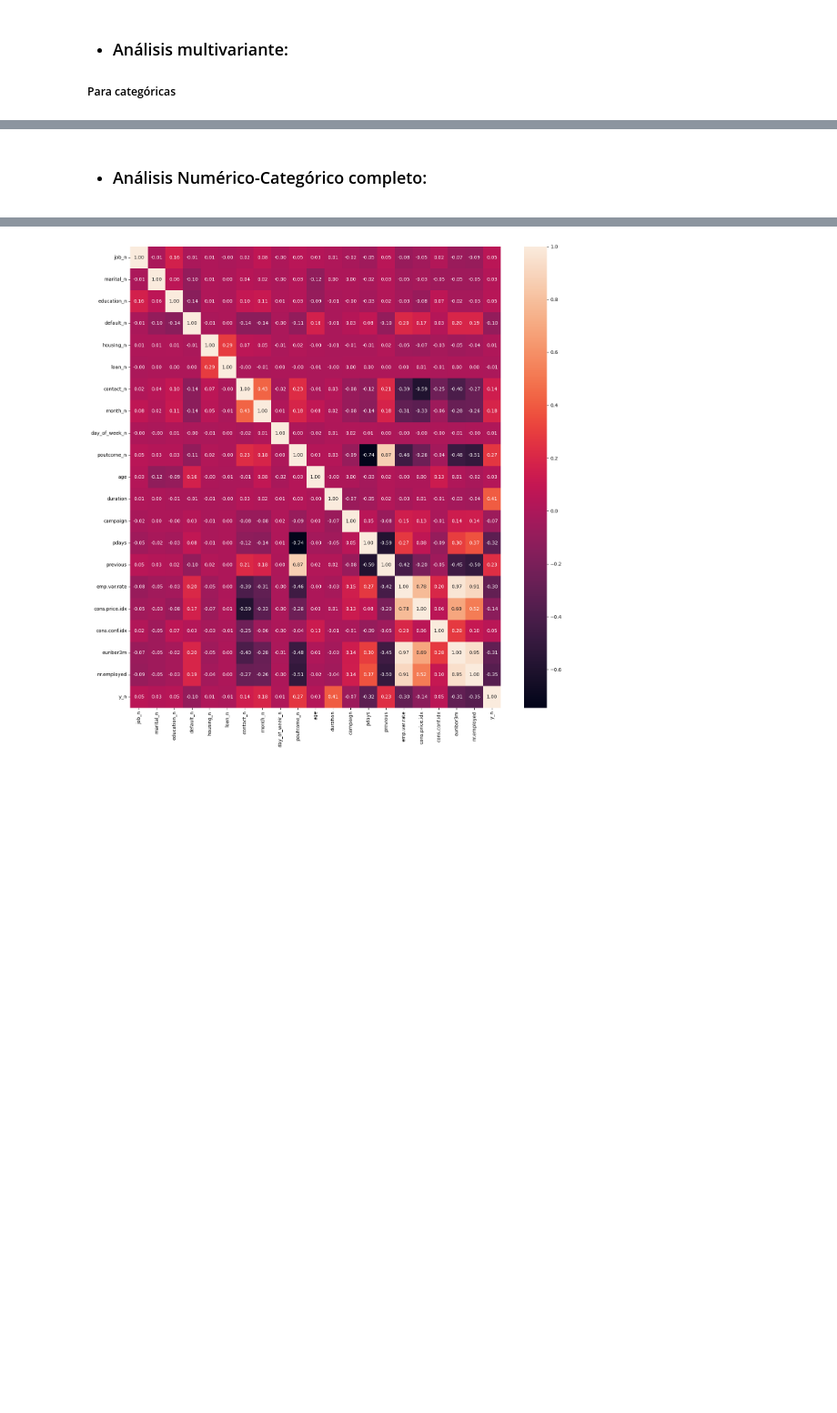
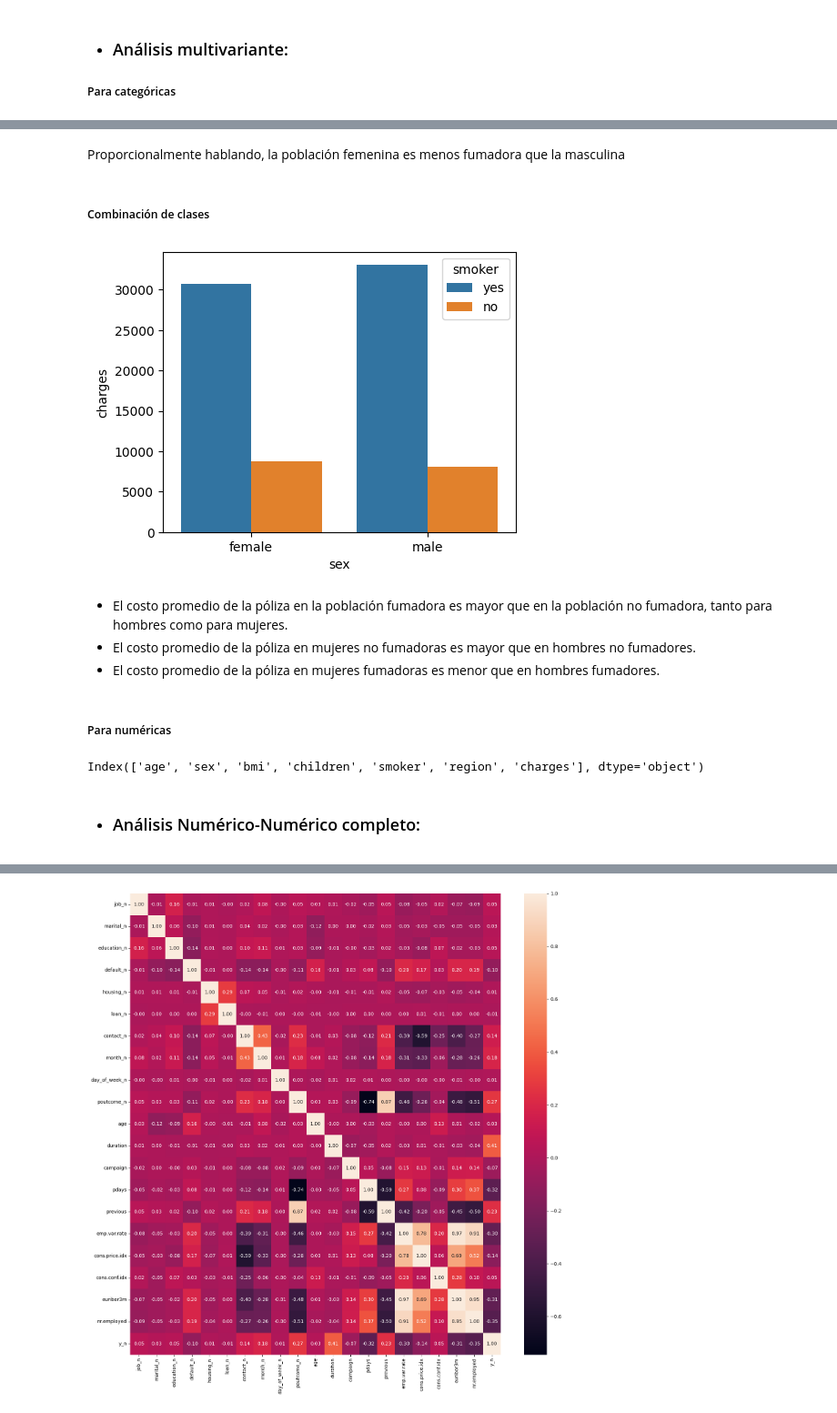
Before and after one commit to josedrosales/Analisis, a Jupyter notebook: models/Linear_regression.ipynb, the cells around one changed output, grey strips where cells are left out. Shown at 91% size. Saved outputs shown, nothing was run; the diff lists cells and outputs as text; code cells hidden in the pictures; blank space fills up the shorter version.

```diff
--- a/models/Linear_regression.ipynb
+++ b/models/Linear_regression.ipynb
@@ -234,0 +178,22 @@ Relación no contrato depósito vs contrato de depósito para los que no tienen
+# %% [markdown]
+Proporcionalmente hablando, la población femenina es menos fumadora que la masculina
+# %% [markdown]
+##### Combinación de clases
+# %%
+plt.figure(figsize = (5,4))
+
+sns.barplot(data = dataframe, x = 'sex', y = 'charges', hue = 'smoker', errorbar=None)
+
+plt.show()
+# %% [output]
+[figure, added]
+# %% [markdown]
+- El costo promedio de la póliza en la población fumadora es mayor que en la población no fumadora, tanto para hombres como para mujeres.
+- El costo promedio de la póliza en mujeres no fumadoras es mayor que en hombres no fumadores.
+- El costo promedio de la póliza en mujeres fumadoras es menor que en hombres fumadores.
+# %% [markdown]
+##### Para numéricas
+# %%
+dataframe.columns
+# %% [output]
+Index(['age', 'sex', 'bmi', 'children', 'smoker', 'region', 'charges'], dtype='object')
@@ -235,5 +205,5 @@ Relación no contrato depósito vs contrato de depósito para los que no tienen
 # %% [markdown]
-- ### Análisis Numérico-Categórico completo:
+- ### Análisis Numérico-Numérico completo:
 # %%
 dataframe.columns
 # %% [output]
```
Also changed, not shown: parts of 8 cells of this notebook.
